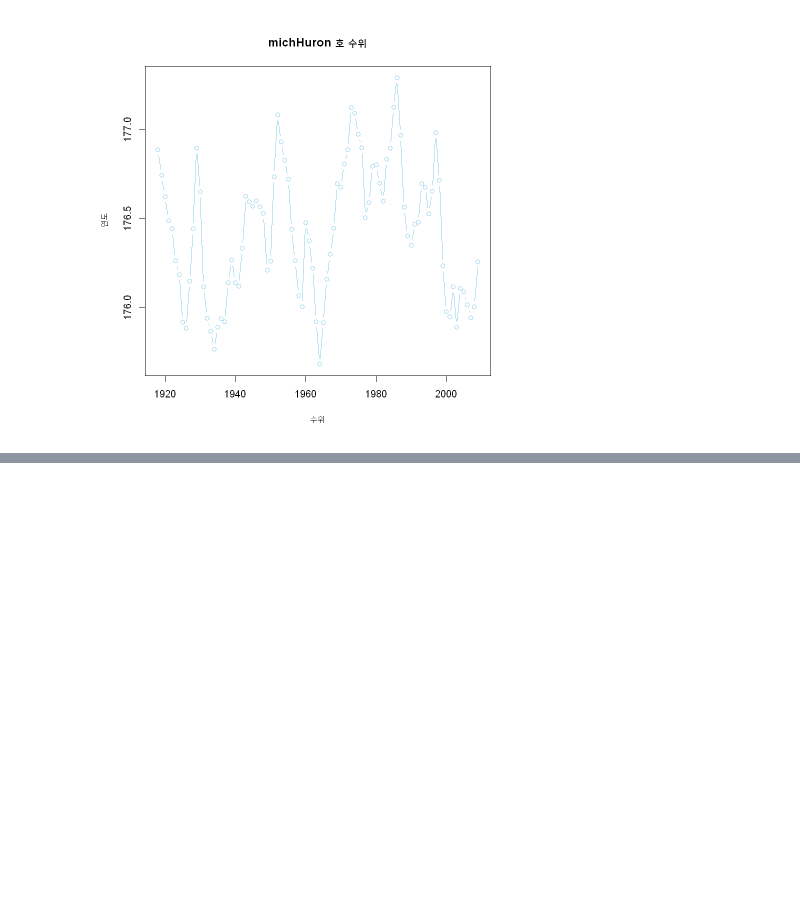
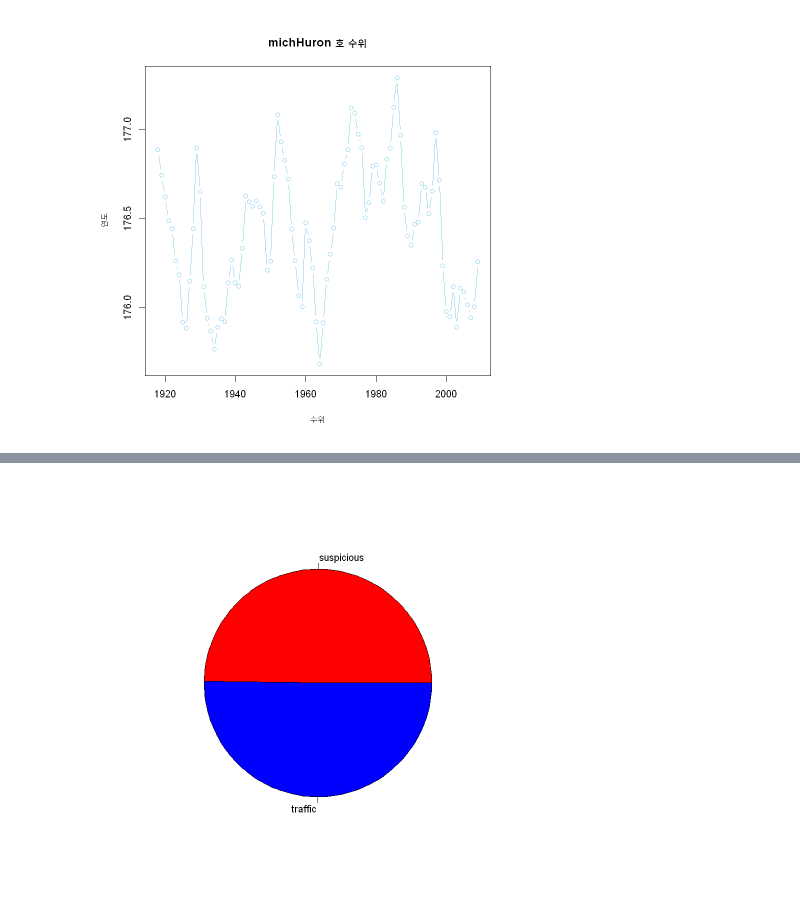
Before and after one commit to layla-focalors/r_learning_mx, a Jupyter notebook: Caffee/Malcha Coffee.ipynb, the cells around one changed output, grey strips where cells are left out. Saved outputs shown, nothing was run; the diff lists cells and outputs as text; code cells hidden in the pictures; blank space fills up the shorter version.

```diff
--- a/Caffee/Malcha Coffee.ipynb
+++ b/Caffee/Malcha Coffee.ipynb
@@ -342,0 +354,5 @@ plot(ds$year, ds$michHuron,
+# %%
+pie(table(MplsStops$problem),
+   col = c('red','blue'))
+# %% [output]
+[figure, added]
```
Also changed, not shown: parts of 8 cells of this notebook.
